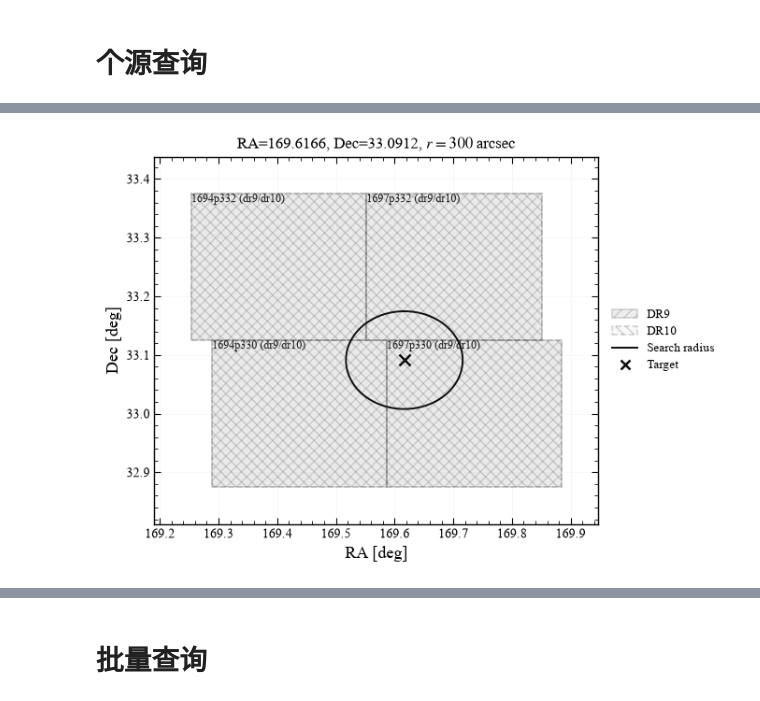
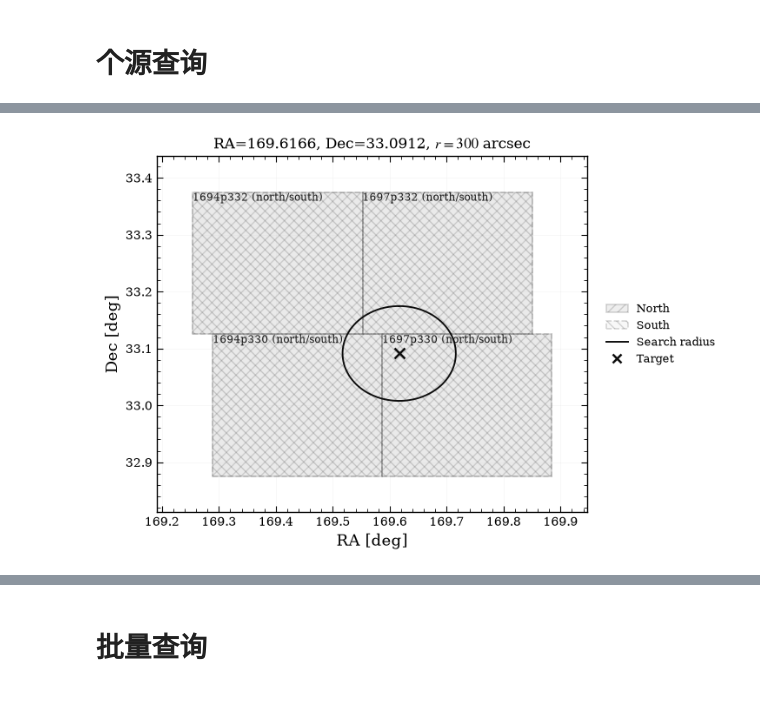
Before and after one commit to astro-zhurui/astrokit, a Jupyter notebook: demo/notebooks/astrokit_demo_legacysurvey.ipynb, the cells around one changed output, grey strips where cells are left out. Cells and saved outputs as stored; diff of their text form; code cells hidden in the pictures.

```diff
--- a/demo/notebooks/astrokit_demo_legacysurvey.ipynb
+++ b/demo/notebooks/astrokit_demo_legacysurvey.ipynb
@@ -1,7 +1,9 @@
 # %%
 import pandas as pd
+import astrokit as ak
+ak.pandas_show_all_columns()
 from astrokit.datasets import LegacySurvey
 
-ls10 = LegacySurvey("/data/rui/Data/legacysurvey")
+ls11 = LegacySurvey("/home/zhurui/Data/legacysurvey")
 # %% [markdown]
 # Check the bricks infomation
@@ -39,3 +54,4 @@ PosixPath('/data/rui/Data/legacysurvey/dr10_south/tractor/000/tractor-0001p000.f
 # %%
-ls10.load_tractor_catalog(brickname='0001p000', release='dr10')
+df= ls11.load_tractor_catalog(brickname='0001m005', region='north')
+df
 # %% [output]
@@ -63,8 +89,8 @@ ls10.find_brickname(ra, dec)
 # %%
-res_bricks = ls10.find_bricks(
+res_bricks = ls11.find_bricks(
     ra, dec, search_radius=300, show=True, silent=False)
 # %% [output]
-[figure, old version]
+[figure, new version]
 # %%
 res_bricks
 # %% [output]
```
Also changed, not shown: parts of 11 cells of this notebook, 2 other files.
